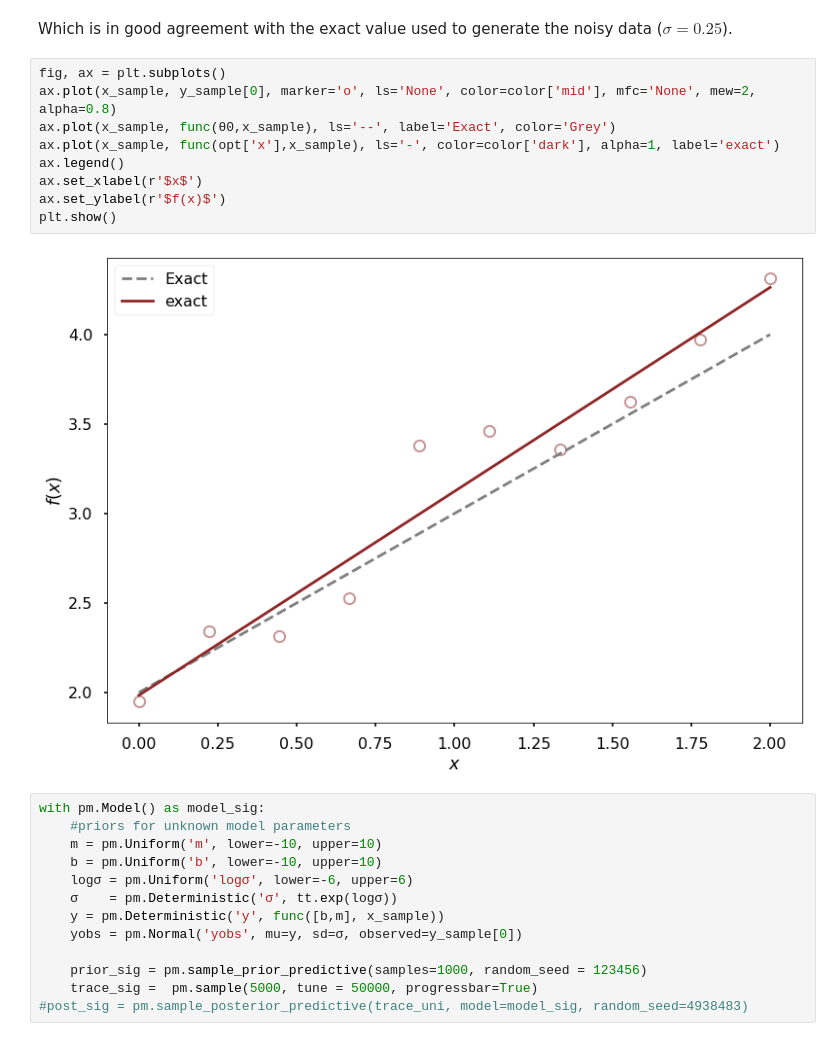
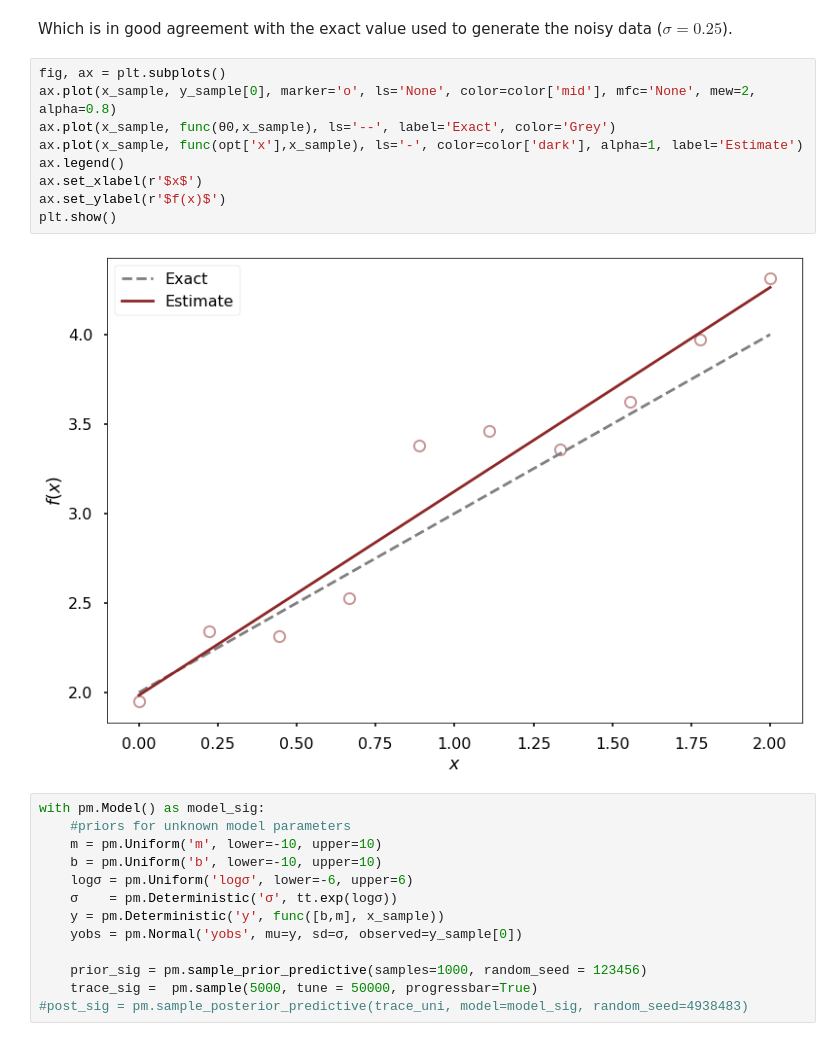
Before and after one commit to johnjmolina/MLKyoto, a Jupyter notebook: _notebooks/2020-05-13-Parameter-Estimation.ipynb, the cells around one changed output. Drawn from its saved outputs; the diff is of its cells as text.

Commit message:
Minor fixes to text & plot legends

```diff
--- a/_notebooks/2020-05-13-Parameter-Estimation.ipynb
+++ b/_notebooks/2020-05-13-Parameter-Estimation.ipynb
@@ -704,14 +704,14 @@ Which is in good agreement with the exact value used to generate the noisy data
 # %%
 fig, ax = plt.subplots()
 ax.plot(x_sample, y_sample[0], marker='o', ls='None', color=color['mid'], mfc='None', mew=2, alpha=0.8)
 ax.plot(x_sample, func(θ0,x_sample), ls='--', label='Exact', color='Grey')
-ax.plot(x_sample, func(opt['x'],x_sample), ls='-', color=color['dark'], alpha=1, label='exact')
+ax.plot(x_sample, func(opt['x'],x_sample), ls='-', color=color['dark'], alpha=1, label='Estimate')
 ax.legend()
 ax.set_xlabel(r'$x$')
 ax.set_ylabel(r'$f(x)$')
 plt.show()
 # %% [output]
-[figure, old version]
+[figure, new version]
 # %%
 with pm.Model() as model_sig:
     #priors for unknown model parameters
```
Also changed, not shown: parts of 1 cell of this notebook.
